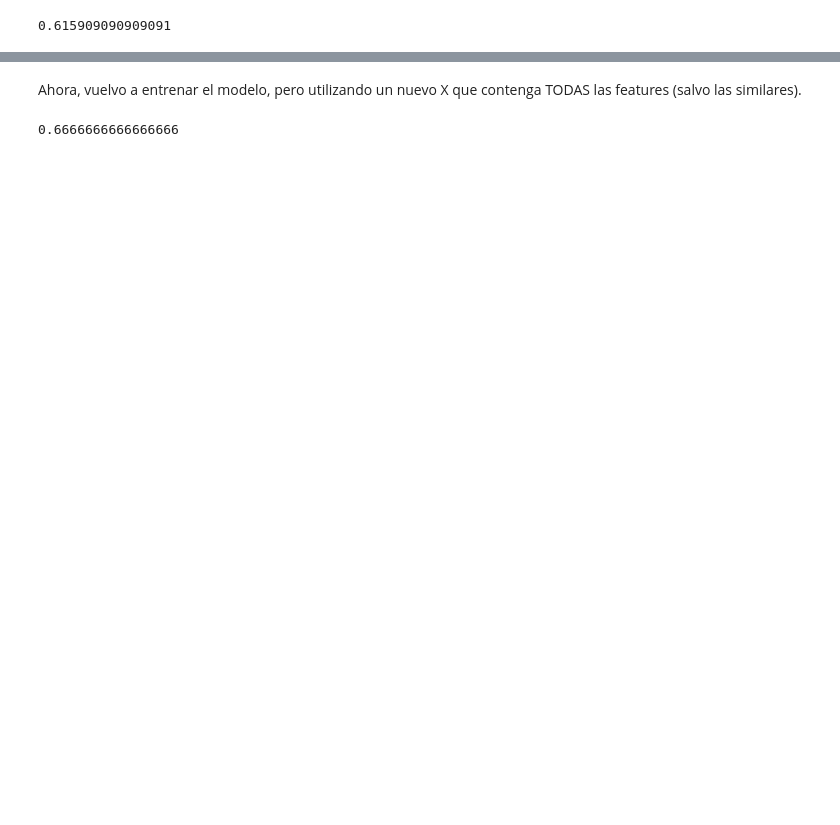
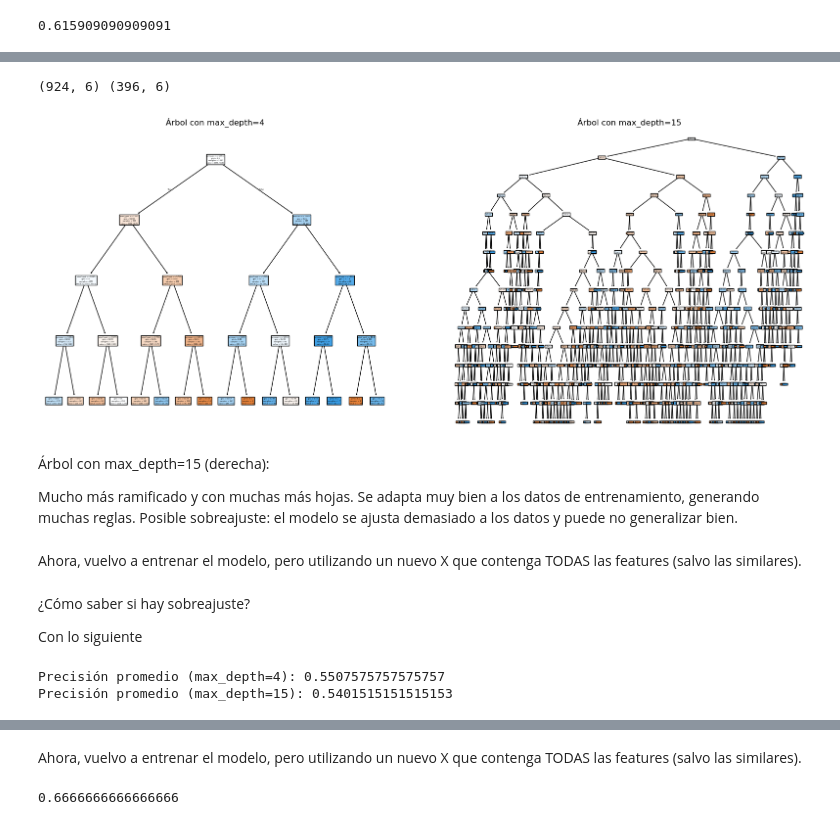
Before and after one commit to AugustoCabrera/DataScienceDiploma, a Jupyter notebook: SPLIT 2/main.ipynb, the cells around one changed output, grey strips where cells are left out. Cells and saved outputs as stored; diff of their text form; code cells hidden in the pictures; blank space fills up the shorter version.

Commit message:
end split 2

```diff
--- a/SPLIT 2/main.ipynb
+++ b/SPLIT 2/main.ipynb
@@ -838,11 +805,14 @@ X_two = df_rain_Düsseldorf[['wind_gust', 'pressure']].copy()
 # %%
 y = df_rain_Düsseldorf.is_weather_favorable
 # %%
-from sklearn.tree import DecisionTreeRegressor
+from sklearn.tree import DecisionTreeClassifier
 
 # Usamos 4 ramas (máxima profundidad = 4) para evitar el sobreajuste
-tree_two = DecisionTreeRegressor(max_depth=4)
+tree_two = DecisionTreeClassifier(max_depth=4)
 tree_two.fit(X_two, y)
 
+# toma Y valores True o False, lo correcto sería usar DecisionTreeClassifier en lugar de DecisionTreeRegressor.
+
+# agregar profundidad al agregar mucho
 #ojo con el evitar problemas como sobreajuste, bajo rendimiento en datos nuevos y sensibilidad a los datos.
 # %% [output]
@@ -928,0 +893,60 @@ accuracy_score(y,y_two_pred_2)
+# %%
+# Definir las características (X) y la variable objetivo (y)
+X = df_rain_Düsseldorf[['temp_mean', 'wind_speed','humidity', 'pressure', 'global_radiation', 'sunshine']]
+y = df_rain_Düsseldorf['is_weather_favorable']
+# %%
+# Dividir los datos en conjunto de entrenamiento y prueba
+X_train, X_test, y_train, y_test = train_test_split(X, y, test_size=0.3, random_state=42)
+# 30% de los datos se destinan para la prueba
+# 42 es la semilla, que asegura que la división de los datos sea reproducible y estable, evitando que cambie en cada ejecución
+
+print(X_train.shape, X_test.shape)
+# %% [output]
+(924, 6) (396, 6)
+# %%
+from sklearn.tree import plot_tree
+
+fig, ax = plt.subplots(1, 2, figsize=(20, 8))
+
+# Árbol con max_depth=4
+tree_four = DecisionTreeClassifier(max_depth=4)
+tree_four.fit(X_two, y)
+plot_tree(tree_four, feature_names=X_two.columns, filled=True, ax=ax[0])
+ax[0].set_title("Árbol con max_depth=4")
+
+# Árbol con max_depth=15
+tree_fifteen = DecisionTreeClassifier(max_depth=15)
+tree_fifteen.fit(X_two, y)
+plot_tree(tree_fifteen, feature_names=X_two.columns, filled=True, ax=ax[1])
+ax[1].set_title("Árbol con max_depth=15")
+
+plt.show()
+# %% [output]
+[figure, added]
+# %% [markdown]
+Árbol con max_depth=15 (derecha):
+
+Mucho más ramificado y con muchas más hojas.
+Se adapta muy bien a los datos de entrenamiento, generando muchas reglas.
+Posible sobreajuste: el modelo se ajusta demasiado a los datos y puede no generalizar bien.
+# %% [markdown]
+Ahora, vuelvo a entrenar el modelo, pero utilizando un nuevo X que contenga TODAS las features (salvo las similares).
+# %% [markdown]
+¿Cómo saber si hay sobreajuste?
+
+Con lo siguiente
+# %%
+from sklearn.model_selection import cross_val_score
+from sklearn.tree import DecisionTreeClassifier
+
+tree_shallow = DecisionTreeClassifier(max_depth=4)
+tree_deep = DecisionTreeClassifier(max_depth=15)
+
+scores_shallow = cross_val_score(tree_shallow, X_two, y, cv=5, scoring="accuracy")
+scores_deep = cross_val_score(tree_deep, X_two, y, cv=5, scoring="accuracy")
+
+print("Precisión promedio (max_depth=4):", scores_shallow.mean())
+print("Precisión promedio (max_depth=15):", scores_deep.mean())
+# %% [output]
+Precisión promedio (max_depth=4): 0.5507575757575757
+Precisión promedio (max_depth=15): 0.5401515151515153
```
Also changed, not shown: parts of 68 cells of this notebook, 1 other file.
